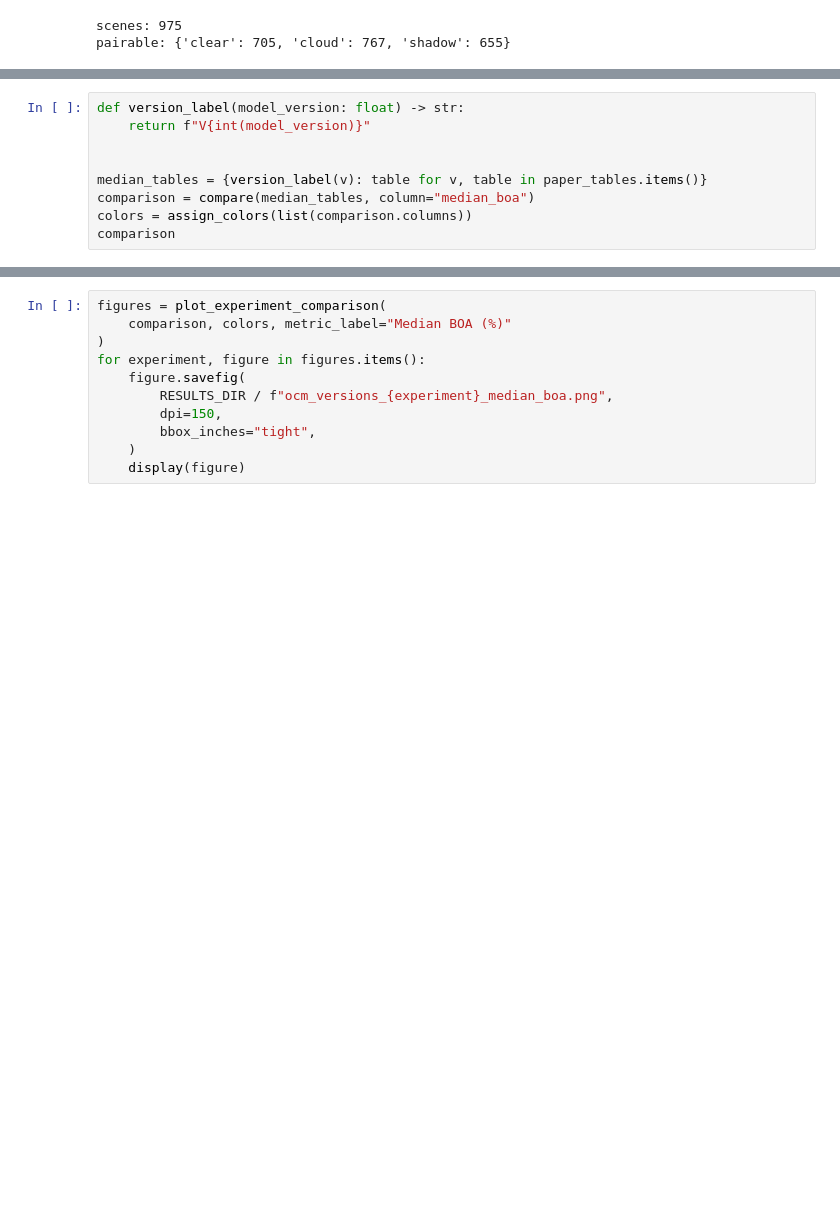
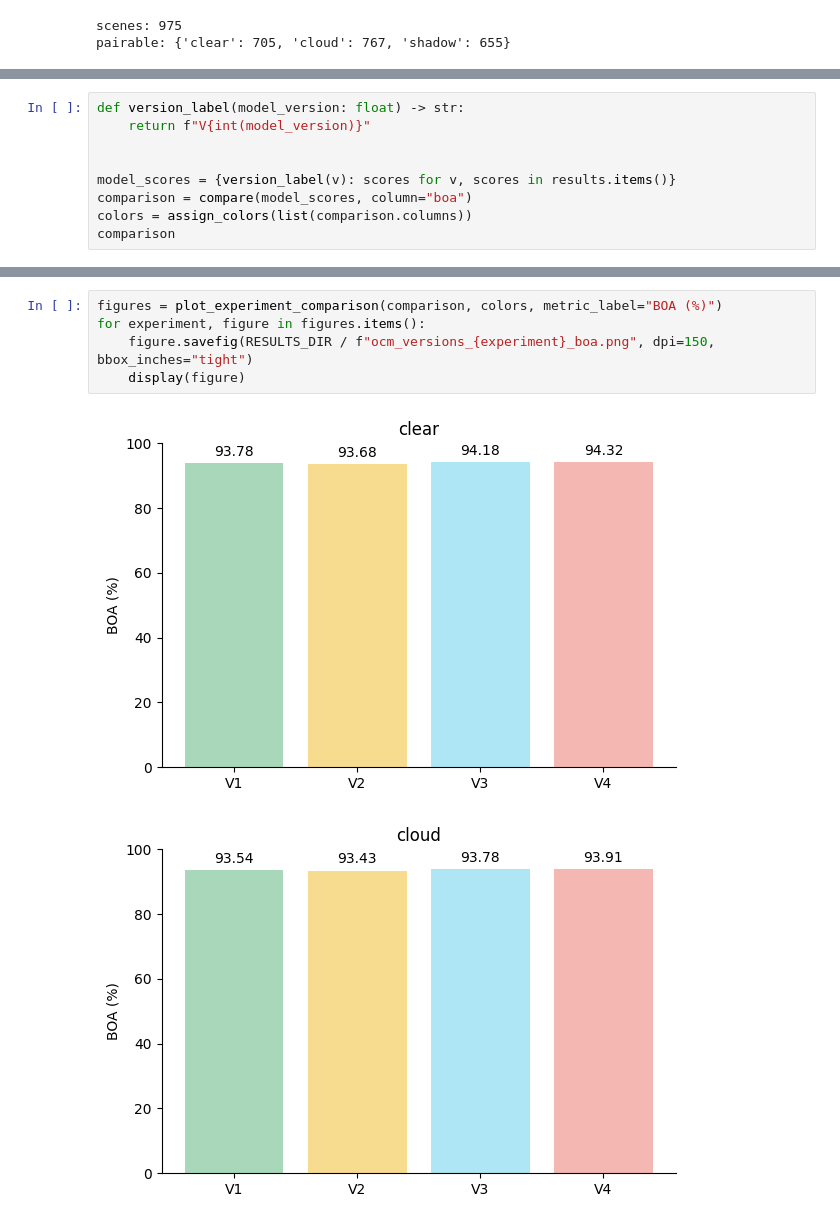
Before and after one commit to ArthurrCr/cloudband, a Jupyter notebook: notebooks/00_baselines/score_ocm_cloudsen12.ipynb, the cells around one changed output, grey strips where cells are left out. Cells and saved outputs as stored; diff of their text form; blank space fills up the shorter version.

```diff
--- a/notebooks/00_baselines/score_ocm_cloudsen12.ipynb
+++ b/notebooks/00_baselines/score_ocm_cloudsen12.ipynb
@@ -161,7 +200,7 @@ def version_label(model_version: float) -> str:
     return f"V{int(model_version)}"
 
 
-median_tables = {version_label(v): table for v, table in paper_tables.items()}
-comparison = compare(median_tables, column="median_boa")
+model_scores = {version_label(v): scores for v, scores in results.items()}
+comparison = compare(model_scores, column="boa")
 colors = assign_colors(list(comparison.columns))
 comparison
@@ -168,11 +213,8 @@ comparison
 # %%
-figures = plot_experiment_comparison(
-    comparison, colors, metric_label="Median BOA (%)"
-)
+figures = plot_experiment_comparison(comparison, colors, metric_label="BOA (%)")
 for experiment, figure in figures.items():
-    figure.savefig(
-        RESULTS_DIR / f"ocm_versions_{experiment}_median_boa.png",
-        dpi=150,
-        bbox_inches="tight",
-    )
+    figure.savefig(RESULTS_DIR / f"ocm_versions_{experiment}_boa.png", dpi=150, bbox_inches="tight")
     display(figure)
+# %% [output]
+[figure, added]
+[figure, added]
```
Also changed, not shown: parts of 7 cells of this notebook.
